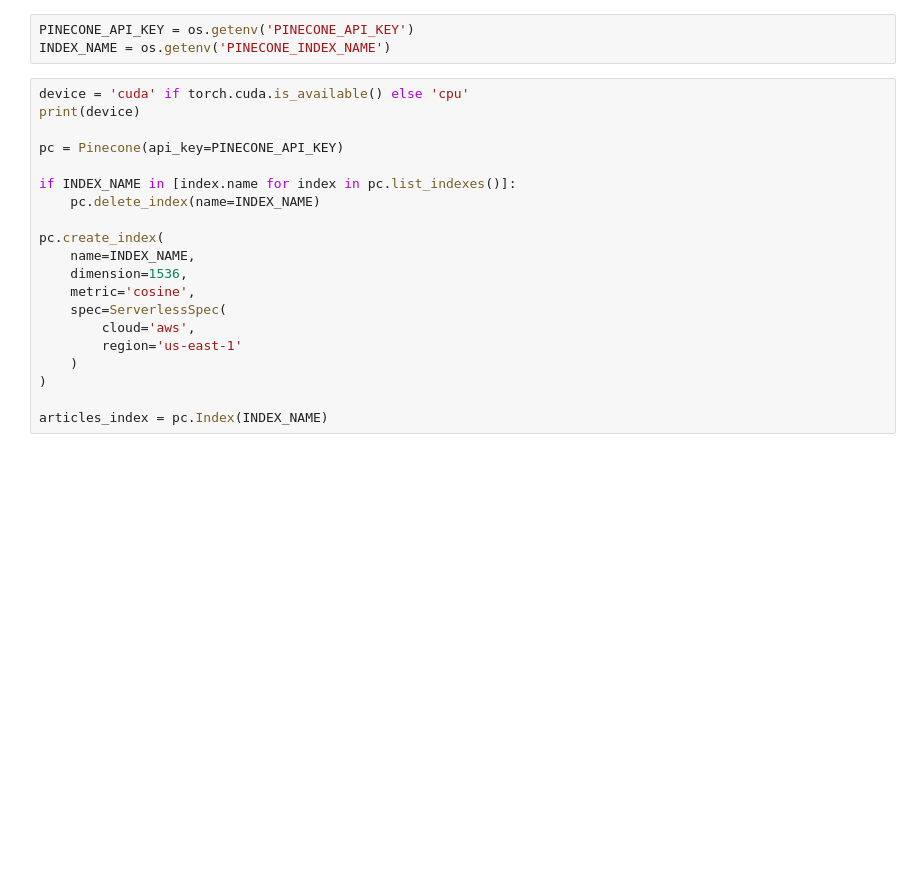
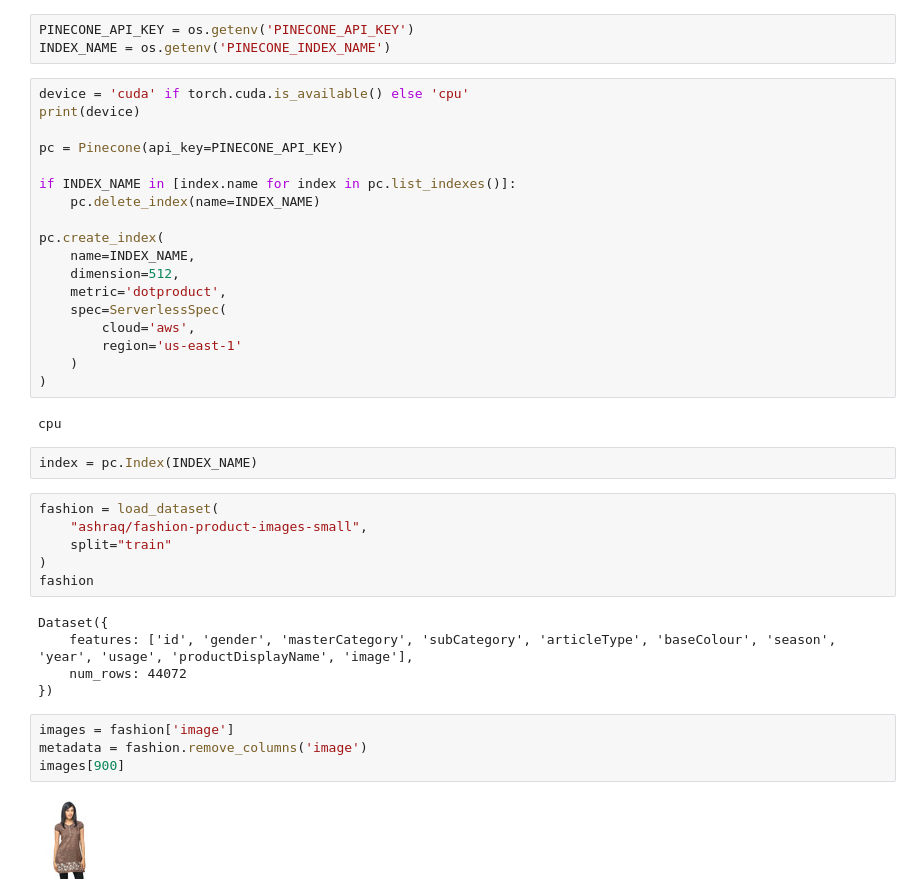
Before and after one commit to rodcar/pinecone-projects, a Jupyter notebook: hybrid_search/hybrid_search.ipynb, the cells around one changed output. Saved outputs shown, nothing was run; the diff lists cells and outputs as text; blank space fills up the shorter version.

```diff
--- a/hybrid_search/hybrid_search.ipynb
+++ b/hybrid_search/hybrid_search.ipynb
@@ -30,12 +30,31 @@ if INDEX_NAME in [index.name for index in pc.list_indexes()]:
 
 pc.create_index(
     name=INDEX_NAME,
-    dimension=1536,
-    metric='cosine',
+    dimension=512,
+    metric='dotproduct',
     spec=ServerlessSpec(
         cloud='aws',
         region='us-east-1'
     )
 )
-
-articles_index = pc.Index(INDEX_NAME)
+# %% [output]
+cpu
+# %%
+index = pc.Index(INDEX_NAME)
+# %%
+fashion = load_dataset(
+    "ashraq/fashion-product-images-small",
+    split="train"
+)
+fashion
+# %% [output]
+Dataset({
+    features: ['id', 'gender', 'masterCategory', 'subCategory', 'articleType', 'baseColour', 'season', 'year', 'usage', 'productDisplayName', 'image'],
+    num_rows: 44072
+})
+# %%
+images = fashion['image']
+metadata = fashion.remove_columns('image')
+images[900]
+# %% [output]
+[figure, added]
```
Also changed, not shown: parts of 16 cells of this notebook, 2 other files.
